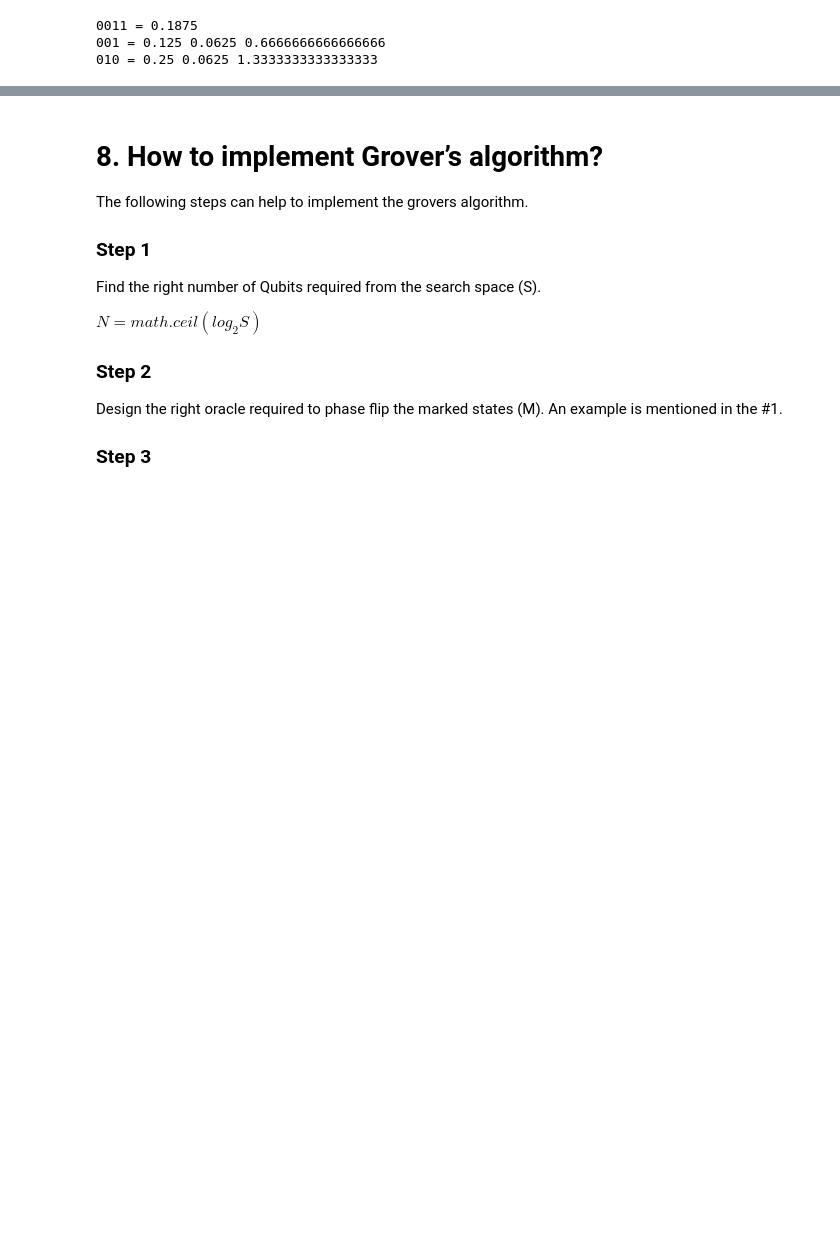
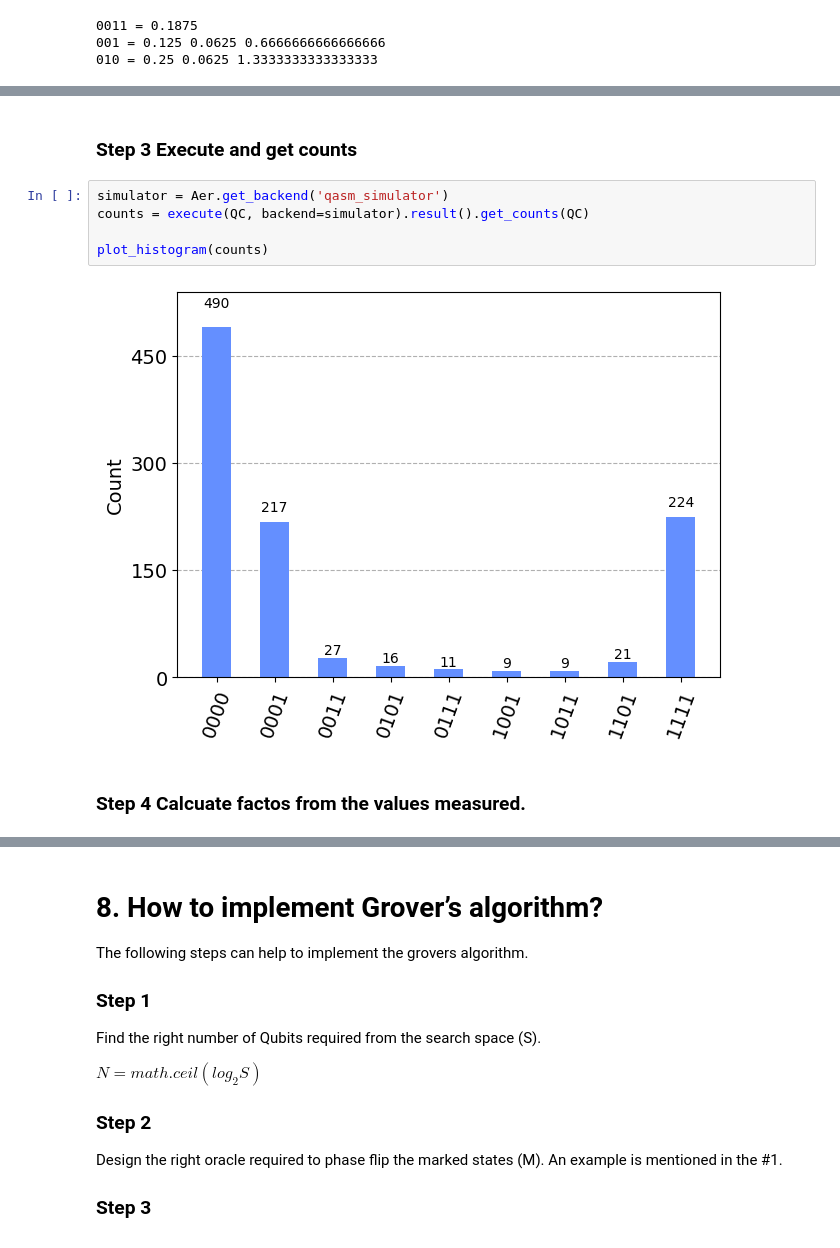
Before and after one commit to vadhri/quantum-notebook, a Jupyter notebook: iitd/Assignment 5/Assignment_5.ipynb, the cells around one changed output, grey strips where cells are left out. Saved outputs shown, nothing was run; the diff lists cells and outputs as text; blank space fills up the shorter version.

```diff
--- a/iitd/Assignment 5/Assignment_5.ipynb
+++ b/iitd/Assignment 5/Assignment_5.ipynb
@@ -264,0 +296,11 @@ print ("010 =", convertBinaryToDecimal("010"), abs(state2-orig), state2/orig)
+# %% [markdown]
+### Step 3 Execute and get counts
+# %%
+simulator = Aer.get_backend('qasm_simulator')
+counts = execute(QC, backend=simulator).result().get_counts(QC)
+
+plot_histogram(counts)
+# %% [output]
+[figure, added]
+# %% [markdown]
+### Step 4 Calcuate factos from the values measured.
```
Also changed, not shown: parts of 14 cells of this notebook, 3 other files.
